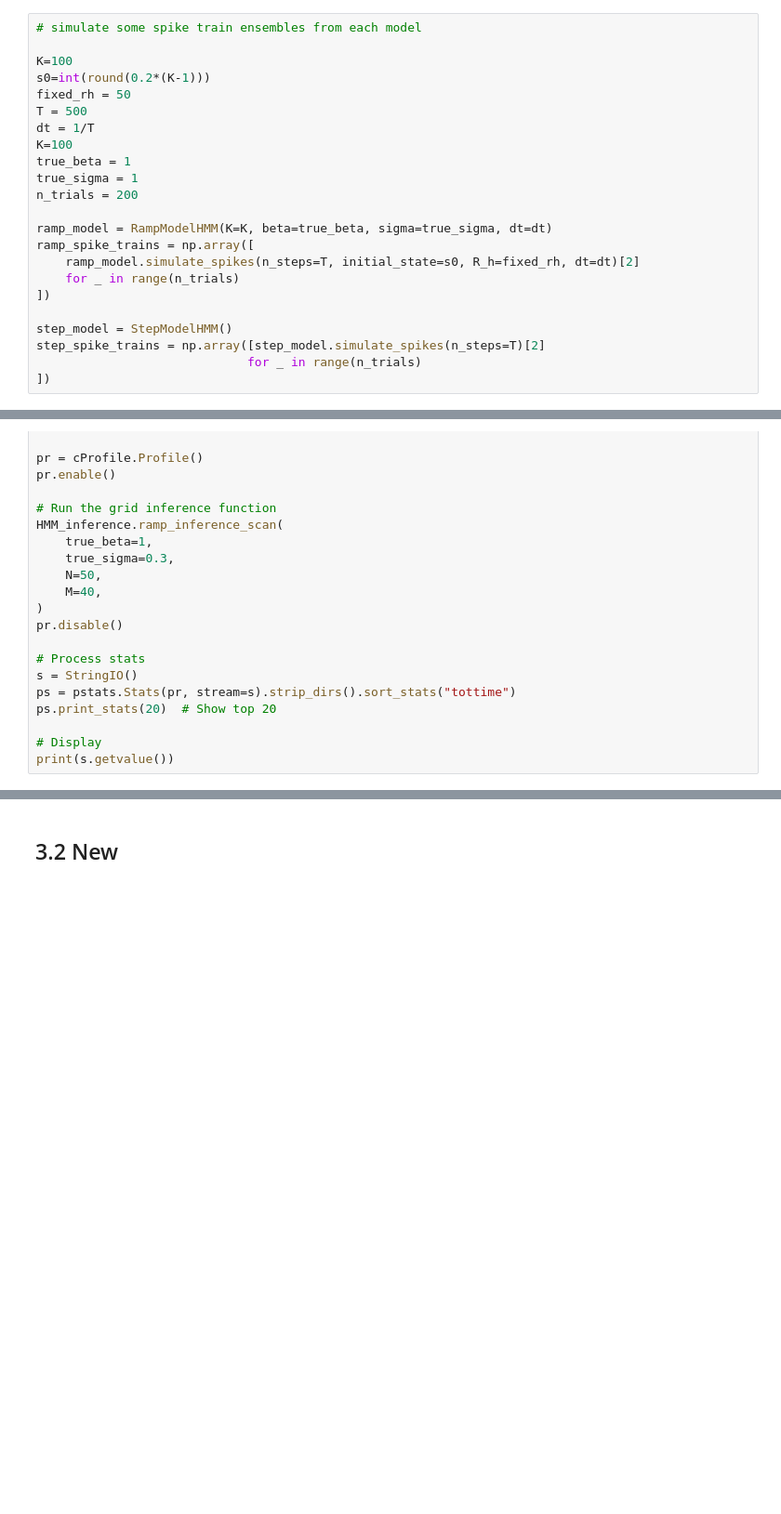
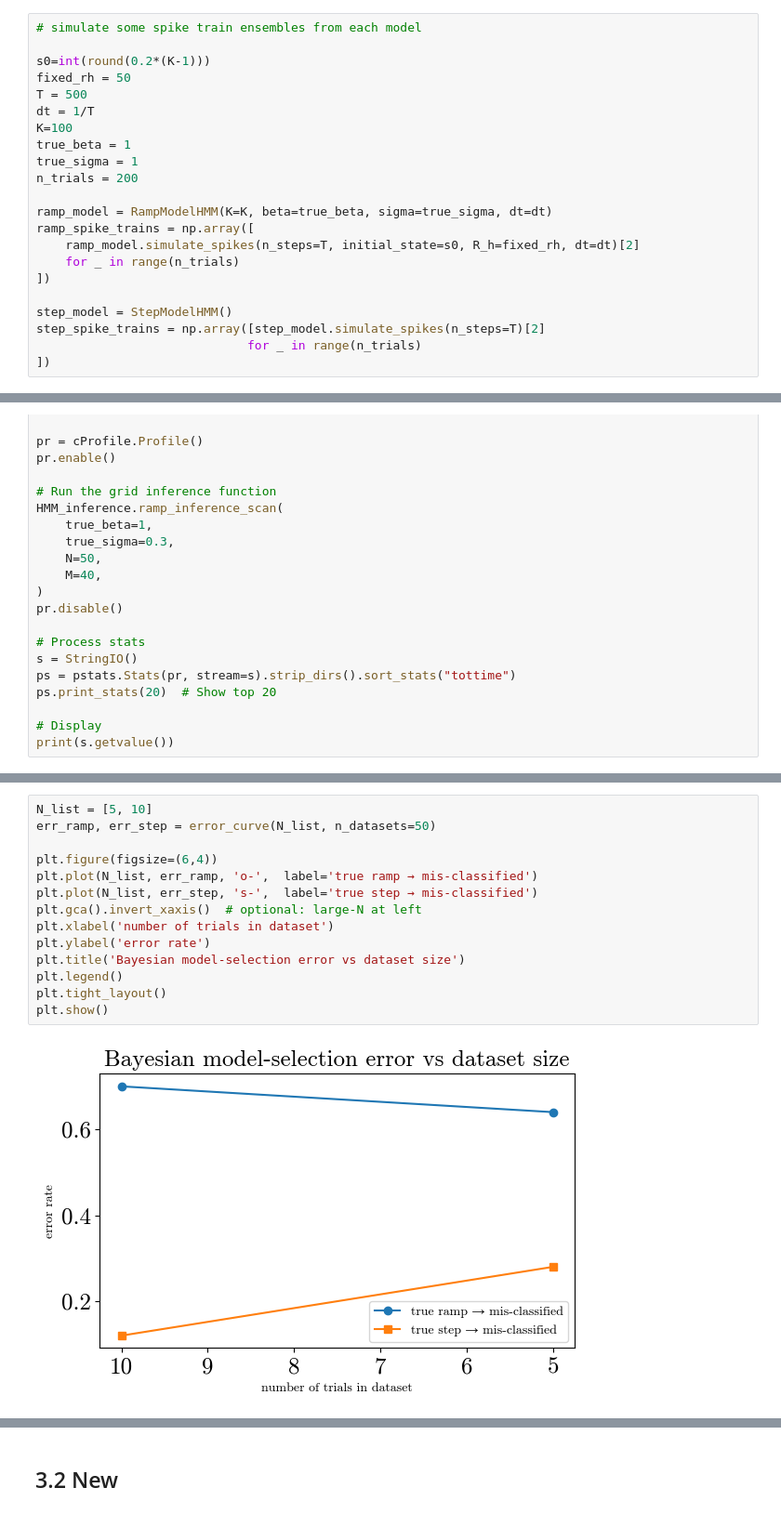
Before and after one commit to oparker7/gg3, a Jupyter notebook: task3.ipynb, the cells around one changed output, grey strips where cells are left out. Shown at 93% size. Saved outputs shown, nothing was run; the diff lists cells and outputs as text; blank space fills up the shorter version.

```diff
--- a/task3.ipynb
+++ b/task3.ipynb
@@ -207,7 +207,6 @@ Now we use the outputs of the functions to compare the Marginal Likelihoods and
 # %%
 # simulate some spike train ensembles from each model
 
-K=100
 s0=int(round(0.2*(K-1)))
 fixed_rh = 50
 T = 500
@@ -323,0 +483,16 @@ print(s.getvalue())
+# %%
+N_list = [5, 10]
+err_ramp, err_step = error_curve(N_list, n_datasets=50)
+
+plt.figure(figsize=(6,4))
+plt.plot(N_list, err_ramp, 'o-',  label='true ramp → mis-classified')
+plt.plot(N_list, err_step, 's-',  label='true step → mis-classified')
+plt.gca().invert_xaxis()  # optional: large-N at left
+plt.xlabel('number of trials in dataset')
+plt.ylabel('error rate')
+plt.title('Bayesian model-selection error vs dataset size')
+plt.legend()
+plt.tight_layout()
+plt.show()
+# %% [output]
+[figure, added]
```
Also changed, not shown: parts of 6 cells of this notebook.
